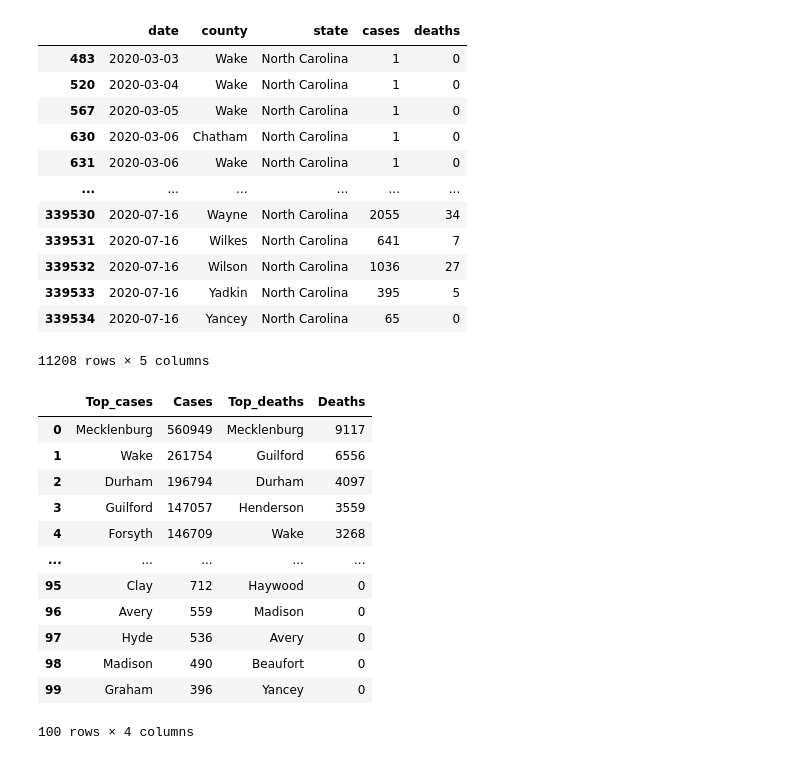
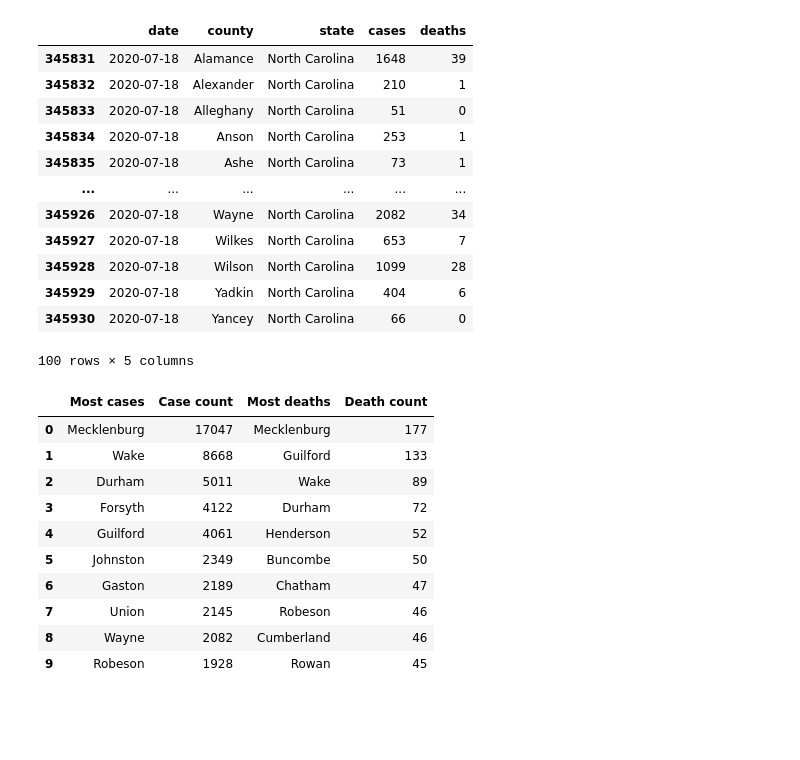
Before and after one commit to colbyhoke/project_1, a Jupyter notebook: covidapi.ipynb, the cells around one changed output. Cells and saved outputs as stored; diff of their text form; code cells hidden in the pictures; blank space fills up the shorter version.

```diff
--- a/covidapi.ipynb
+++ b/covidapi.ipynb
@@ -100,6 +151,7 @@ nc_county_rf_df
 # -----------------------
 # This is a NYTimes report on national COVID-19 cases and deaths, sorted by county
 # From: https://github.com/nytimes/covid-19-data (us-counties.csv)
+# THIS IS WORKING PROPERLY
 # -----------------------
 
 # Pull in the live data
@@ -116,55 +168,58 @@ covid_county_df = covid_df.loc[covid_df['state']=='North Carolina']
 # Drop irrelevant column(s)
 covid_county_clean_df = covid_county_df.drop(['fips'], 1)
 
+# Grab last 100 rows (for 100 counties to get latest data)
+covid_county_latest_df = covid_county_clean_df.tail(100)
+
 # Diplay the dataframe
-covid_county_clean_df
+covid_county_latest_df
 # %% [output]
 |  | date | county | state | cases | deaths |
-| 483 | 2020-03-03 | Wake | North Carolina | 1 | 0 |
-| 520 | 2020-03-04 | Wake | North Carolina | 1 | 0 |
-| 567 | 2020-03-05 | Wake | North Carolina | 1 | 0 |
-| 630 | 2020-03-06 | Chatham | North Carolina | 1 | 0 |
-| 631 | 2020-03-06 | Wake | North Carolina | 1 | 0 |
+| 345831 | 2020-07-18 | Alamance | North Carolina | 1648 | 39 |
+| 345832 | 2020-07-18 | Alexander | North Carolina | 210 | 1 |
+| 345833 | 2020-07-18 | Alleghany | North Carolina | 51 | 0 |
+| 345834 | 2020-07-18 | Anson | North Carolina | 253 | 1 |
+| 345835 | 2020-07-18 | Ashe | North Carolina | 73 | 1 |
 | ... | ... | ... | ... | ... | ... |
-| 339530 | 2020-07-16 | Wayne | North Carolina | 2055 | 34 |
-| 339531 | 2020-07-16 | Wilkes | North Carolina | 641 | 7 |
-| 339532 | 2020-07-16 | Wilson | North Carolina | 1036 | 27 |
-| 339533 | 2020-07-16 | Yadkin | North Carolina | 395 | 5 |
-| 339534 | 2020-07-16 | Yancey | North Carolina | 65 | 0 |
+| 345926 | 2020-07-18 | Wayne | North Carolina | 2082 | 34 |
+| 345927 | 2020-07-18 | Wilkes | North Carolina | 653 | 7 |
+| 345928 | 2020-07-18 | Wilson | North Carolina | 1099 | 28 |
+| 345929 | 2020-07-18 | Yadkin | North Carolina | 404 | 6 |
+| 345930 | 2020-07-18 | Yancey | North Carolina | 66 | 0 |
-11208 rows × 5 columns
+100 rows × 5 columns
 # %%
-# Add up all values, and group, to see totals per county
-covid_county_sorted_df = covid_county_clean_df.groupby(['county']).sum()
+# -----------------------
+# Build a dataframe that shows worst 10 counties in cases and deaths
+# THIS IS WORKING PROPERLY
+# -----------------------
 
 # Sort by cases, highest to lowest
-sorted_cases = covid_county_sorted_df.sort_values(by=['cases'],ascending=False).reset_index()
+sorted_cases = covid_county_latest_df.sort_values(by=['cases'],ascending=False).reset_index()
 # Sort by deaths, highest to lowest
-sorted_deaths = covid_county_sorted_df.sort_values(by=['deaths'],ascending=False).reset_index()
+sorted_deaths = covid_county_latest_df.sort_values(by=['deaths'],ascending=False).reset_index()
 
 # Build a new dataframe to hold top counties and the value, sorted by cases and deaths
-summary_df = pd.DataFrame(columns=['Top_cases','Cases','Top_deaths','Deaths'])
+top_df = pd.DataFrame(columns=['Most cases','Case count','Most deaths','Death count'])
 
 # Add the cases to the new dataframe
-summary_df['Top_cases'] = sorted_cases['county'].values
-summary_df['Cases'] = sorted_cases['cases'].values
+top_df['Most cases'] = sorted_cases['county'].values
+top_df['Case count'] = sorted_cases['cases'].values
 
 # Add the deaths to the new dataframe
-summary_df['Top_deaths'] = sorted_deaths['county'].values
-summary_df['Deaths'] = sorted_deaths['deaths'].values
+top_df['Most deaths'] = sorted_deaths['county'].values
+top_df['Death count'] = sorted_deaths['deaths'].values
 
-# Show the summary
-summary_df
+# Show the top 10 counties for cases and deaths
+top_df.head(10)
 # %% [output]
-|  | Top_cases | Cases | Top_deaths | Deaths |
-| 0 | Mecklenburg | 560949 | Mecklenburg | 9117 |
-| 1 | Wake | 261754 | Guilford | 6556 |
-| 2 | Durham | 196794 | Durham | 4097 |
-| 3 | Guilford | 147057 | Henderson | 3559 |
-| 4 | Forsyth | 146709 | Wake | 3268 |
-| ... | ... | ... | ... | ... |
-| 95 | Clay | 712 | Haywood | 0 |
-| 96 | Avery | 559 | Madison | 0 |
-| 97 | Hyde | 536 | Avery | 0 |
-| 98 | Madison | 490 | Beaufort | 0 |
-| 99 | Graham | 396 | Yancey | 0 |
+|  | Most cases | Case count | Most deaths | Death count |
+| 0 | Mecklenburg | 17047 | Mecklenburg | 177 |
+| 1 | Wake | 8668 | Guilford | 133 |
+| 2 | Durham | 5011 | Wake | 89 |
+| 3 | Forsyth | 4122 | Durham | 72 |
+| 4 | Guilford | 4061 | Henderson | 52 |
+| 5 | Johnston | 2349 | Buncombe | 50 |
+| 6 | Gaston | 2189 | Chatham | 47 |
+| 7 | Union | 2145 | Robeson | 46 |
+| 8 | Wayne | 2082 | Cumberland | 46 |
+| 9 | Robeson | 1928 | Rowan | 45 |
-100 rows × 4 columns
```
Also changed, not shown: parts of 10 cells of this notebook.
